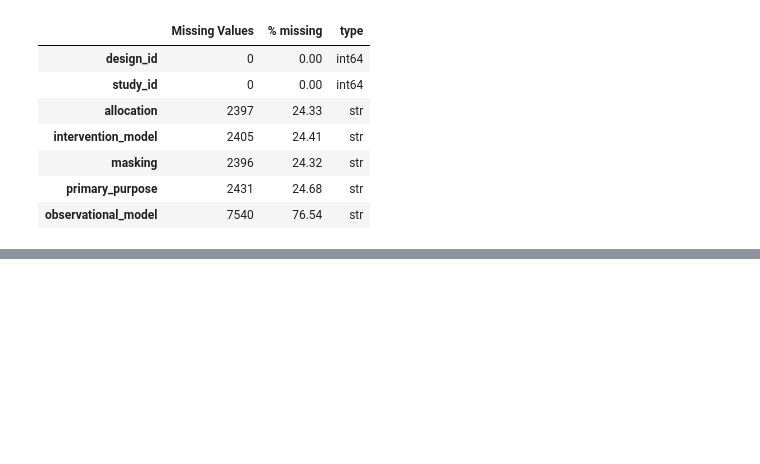
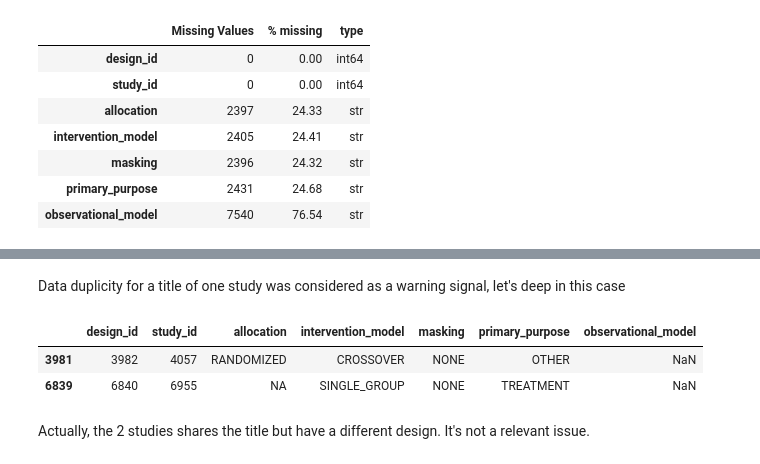
Before and after one commit to MarcHumet/Clinical-Trial-Analytics-Dashboard, a Jupyter notebook: CLINICAL_TRIAL_ANALYTICAL_EDA.ipynb, the cells around one changed output, grey strips where cells are left out. Drawn from its saved outputs; the diff is of its cells as text; code cells hidden in the pictures; blank space fills up the shorter version.

```diff
--- a/CLINICAL_TRIAL_ANALYTICAL_EDA.ipynb
+++ b/CLINICAL_TRIAL_ANALYTICAL_EDA.ipynb
@@ -417,0 +492,7 @@ After updating, re-run the connection cell below (J1qAT_SARyIP).
+# %%
+for table in tables_ddbb:
+    print (f"# # # # # # {table} ({len(dict_df_clinical_trials[table])} records in total) # # # # # # ")
+    for col in dict_df_clinical_trials[table].columns:
+        if "_id" not in col:
+            vc = pd.DataFrame(dict_df_clinical_trials[table][col].value_counts().head(5))
+            display(vc)
@@ -417,0 +575,10 @@ After updating, re-run the connection cell below (J1qAT_SARyIP).
+# %% [markdown]
+Data duplicity for a title of one study was considered as a warning signal, let's deep in this case
+# %%
+dict_df_clinical_trials[table][dict_df_clinical_trials["studies"]["title"]=="Efficacy and Safety Study of SHP647 as Induction Therapy in Participants With Moderate to Severe Ulcerative Colitis"]
+# %% [output]
+|  | design_id | study_id | allocation | intervention_model | masking | primary_purpose | observational_model |
+| 3981 | 3982 | 4057 | RANDOMIZED | CROSSOVER | NONE | OTHER | NaN |
+| 6839 | 6840 | 6955 | NA | SINGLE_GROUP | NONE | TREATMENT | NaN |
+# %% [markdown]
+Actually, the 2 studies shares the title but have a different design. It's not a relevant issue.
```
Also changed, not shown: parts of 32 cells of this notebook, 2 other files.
